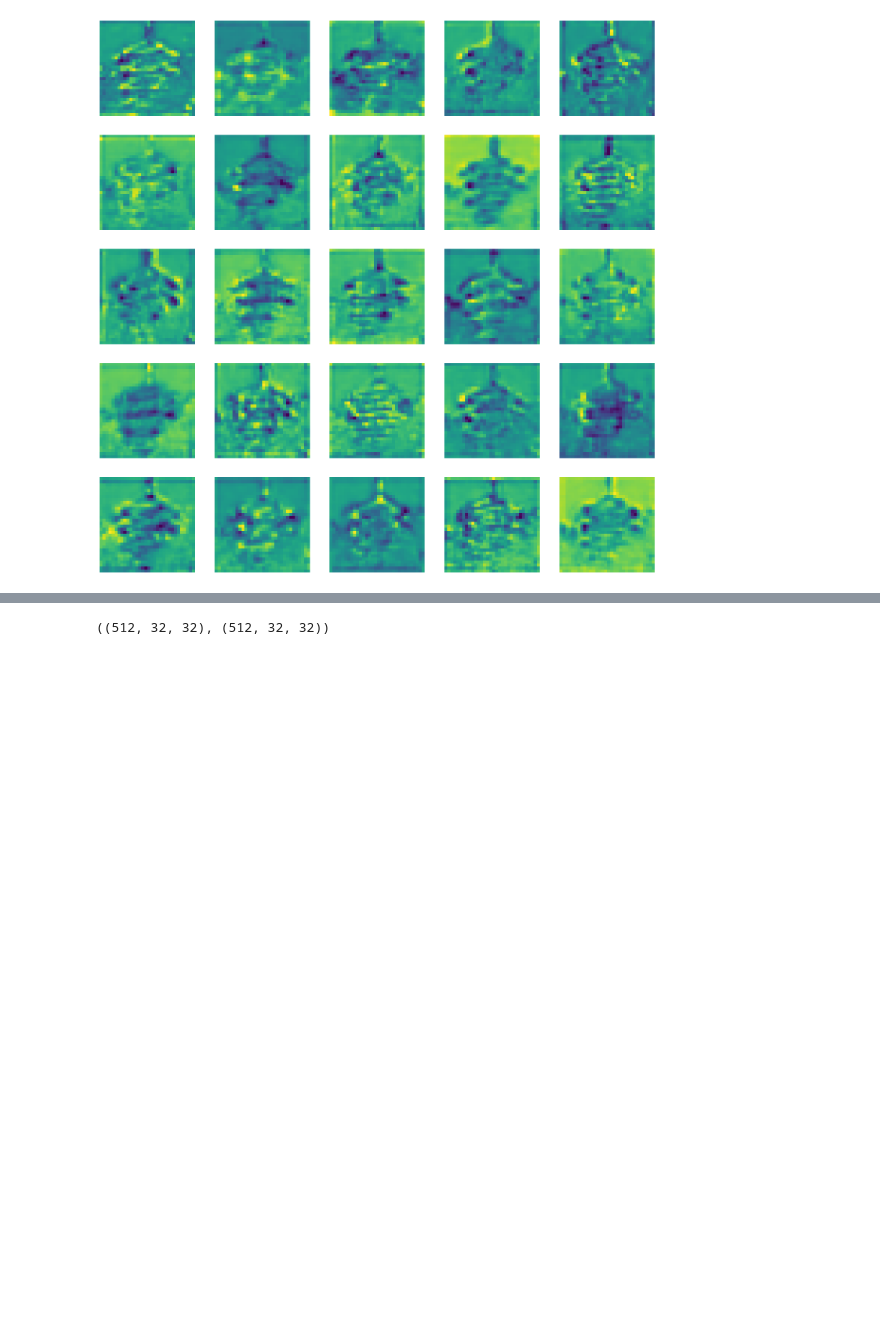
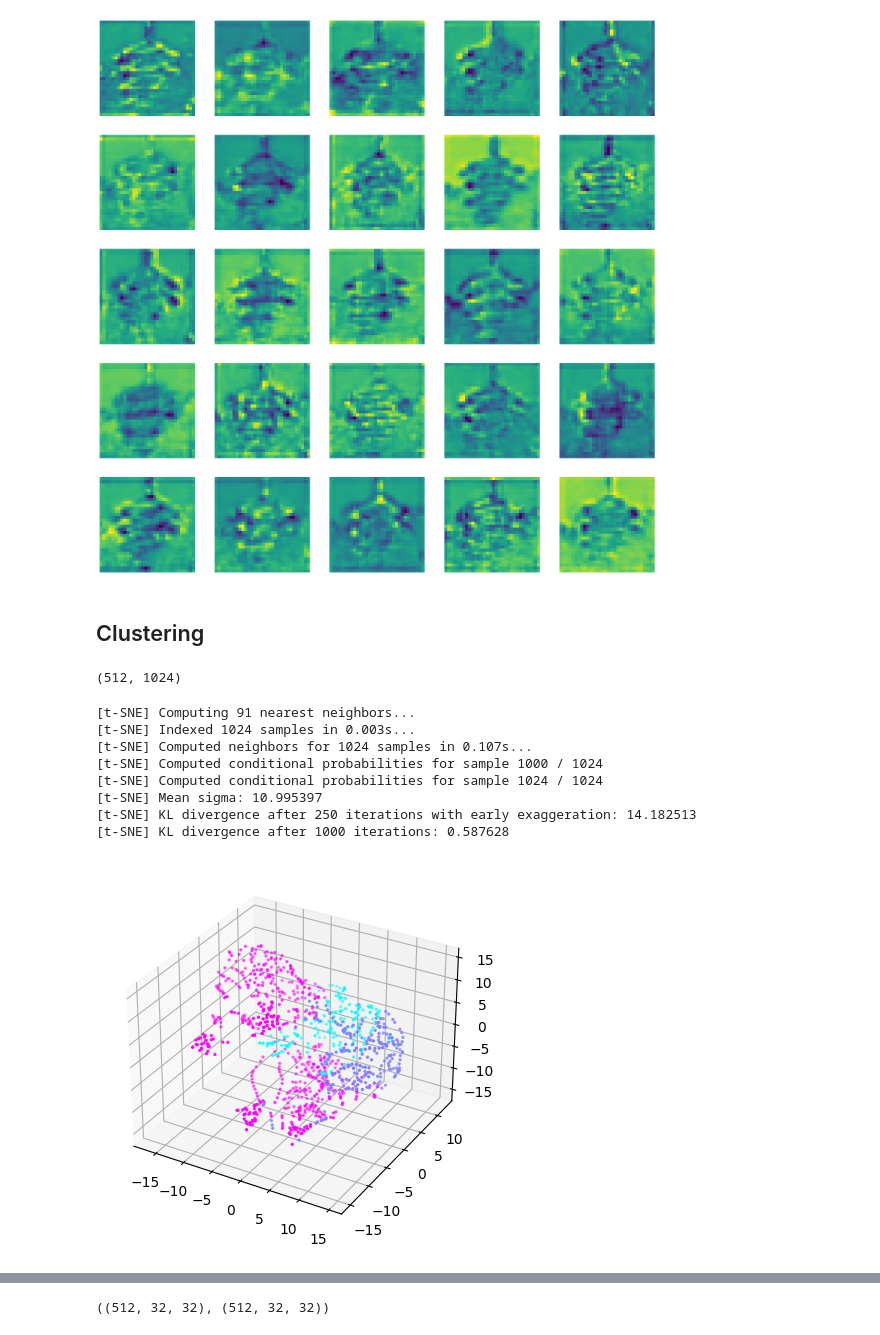
Before and after one commit to antoine311200/graph-cut-style-transfer, a Jupyter notebook: notebooks/visualization.ipynb, the cells around one changed output, grey strips where cells are left out. Drawn from its saved outputs; the diff is of its cells as text; code cells hidden in the pictures; blank space fills up the shorter version.

```diff
--- a/notebooks/visualization.ipynb
+++ b/notebooks/visualization.ipynb
@@ -106,8 +132,36 @@ for i in range(25):
     plt.axis('off')
 # %% [output]
 [figure]
+# %% [markdown]
+## Clustering
 # %%
-# Make a clustering of the features into K = 3 clusters then visualize the clusters with tSNE
-# features_view = features.view(features.shape[1], -1).cpu().detach().numpy()
-# print(features_view.shape)
-# kmeans = KMeans(n_clusters=3, random_state=0).fit(features_view.T)
+#Make a clustering of the features into K = 3 clusters then visualize the clusters with tSNE
+
+do_tsne = True
+if do_tsne:
+  features_view = features.view(features.shape[1], -1).cpu().detach().numpy()
+  print(features_view.shape)
+  kmeans = KMeans(n_clusters=3, random_state=0).fit(features_view.T)
+
+  features_embedded = TSNE(n_components=3, n_jobs=4, verbose=1, early_exaggeration=4).fit_transform(features_view.T)
+
+  fig = plt.figure()
+  ax = fig.add_subplot(111, projection='3d')
+  ax.scatter(features_embedded[:, 0], features_embedded[:, 1], features_embedded[:, 2], c=kmeans.labels_, cmap='cool', s=2)
+  plt.show()
+
+do_save = False
+if do_save:
+  np.save("../data/misc/features_embedded2.npy", features_embedded)
+  np.save("../data/misc/kmeans2.npy", kmeans.labels_)
+# %% [output]
+(512, 1024)
+[t-SNE] Computing 91 nearest neighbors...
+[t-SNE] Indexed 1024 samples in 0.003s...
+[t-SNE] Computed neighbors for 1024 samples in 0.107s...
+[t-SNE] Computed conditional probabilities for sample 1000 / 1024
+[t-SNE] Computed conditional probabilities for sample 1024 / 1024
+[t-SNE] Mean sigma: 10.995397
+[t-SNE] KL divergence after 250 iterations with early exaggeration: 14.182513
+[t-SNE] KL divergence after 1000 iterations: 0.587628
+[figure, added]
```
Also changed, not shown: parts of 20 cells of this notebook.
